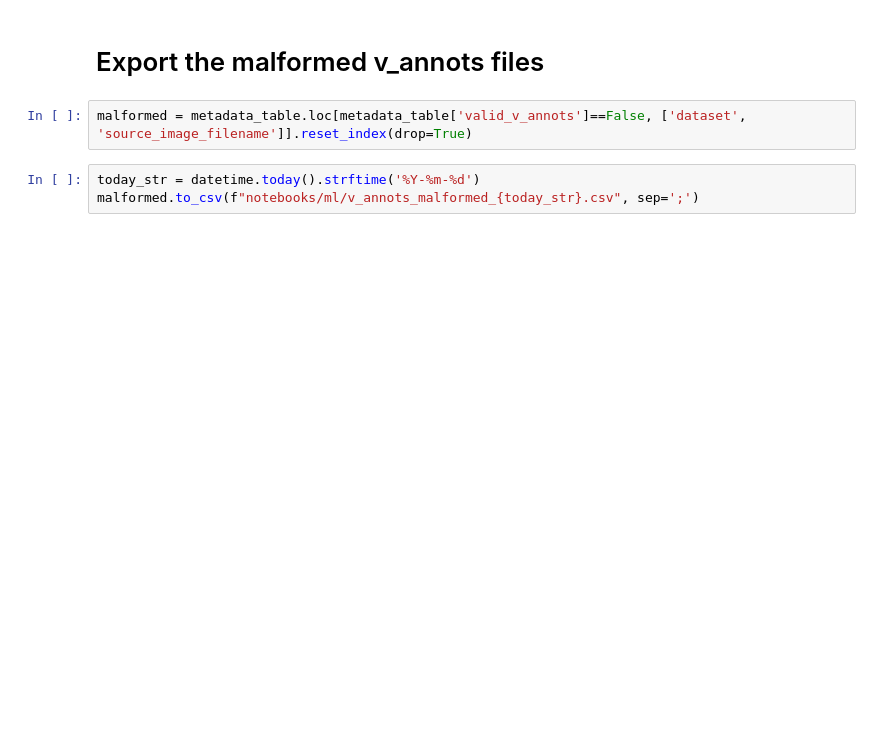
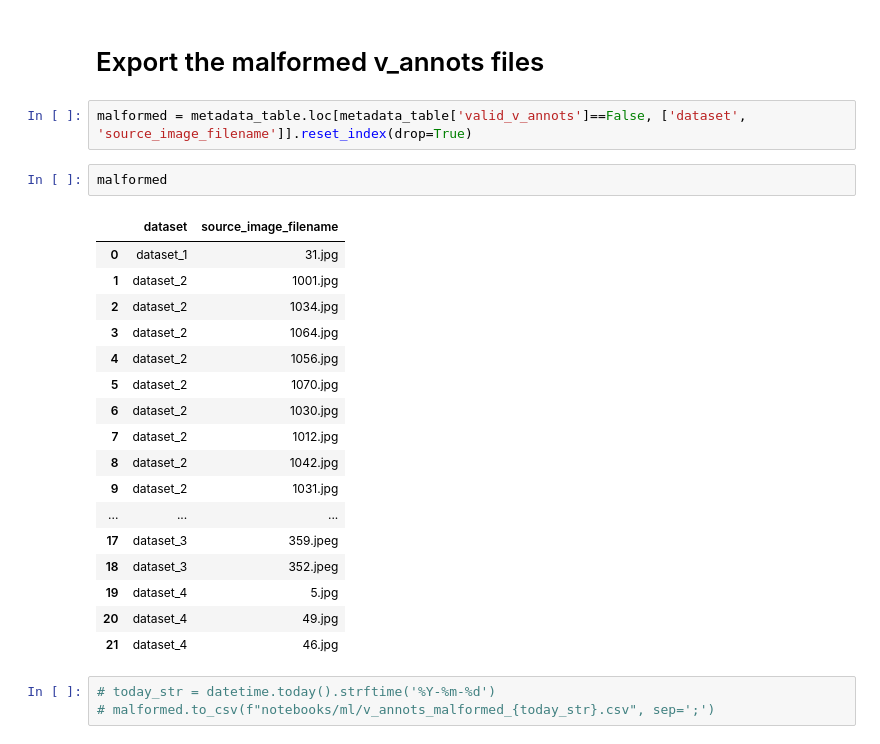
Before and after one commit to saeedmehrang/cvmt, a Jupyter notebook: notebooks/ml/train_test_split_debugging.ipynb, the cells around one changed output. Cells and saved outputs as stored; diff of their text form; blank space fills up the shorter version.

Commit message:
Fix issues and test with the latest datasets

```diff
--- a/notebooks/ml/train_test_split_debugging.ipynb
+++ b/notebooks/ml/train_test_split_debugging.ipynb
@@ -107,6 +121,26 @@ grouped_split_dataset = metadata_table.groupby(['split','dataset']).size().unsta
 # Export the malformed v_annots files
 # %%
 malformed = metadata_table.loc[metadata_table['valid_v_annots']==False, ['dataset', 'source_image_filename']].reset_index(drop=True)
+# %%
+malformed
+# %% [output]
+|  | dataset | source_image_filename |
+| 0 | dataset_1 | 31.jpg |
+| 1 | dataset_2 | 1001.jpg |
+| 2 | dataset_2 | 1034.jpg |
+| 3 | dataset_2 | 1064.jpg |
+| 4 | dataset_2 | 1056.jpg |
+| 5 | dataset_2 | 1070.jpg |
+| 6 | dataset_2 | 1030.jpg |
+| 7 | dataset_2 | 1012.jpg |
+| 8 | dataset_2 | 1042.jpg |
+| 9 | dataset_2 | 1031.jpg |
+| ... | ... | ... |
+| 17 | dataset_3 | 359.jpeg |
+| 18 | dataset_3 | 352.jpeg |
+| 19 | dataset_4 | 5.jpg |
+| 20 | dataset_4 | 49.jpg |
+| 21 | dataset_4 | 46.jpg |
 # %%
-today_str = datetime.today().strftime('%Y-%m-%d')
-malformed.to_csv(f"notebooks/ml/v_annots_malformed_{today_str}.csv", sep=';')
+# today_str = datetime.today().strftime('%Y-%m-%d')
+# malformed.to_csv(f"notebooks/ml/v_annots_malformed_{today_str}.csv", sep=';')
```
Also changed, not shown: parts of 9 cells of this notebook, 9 other files.
